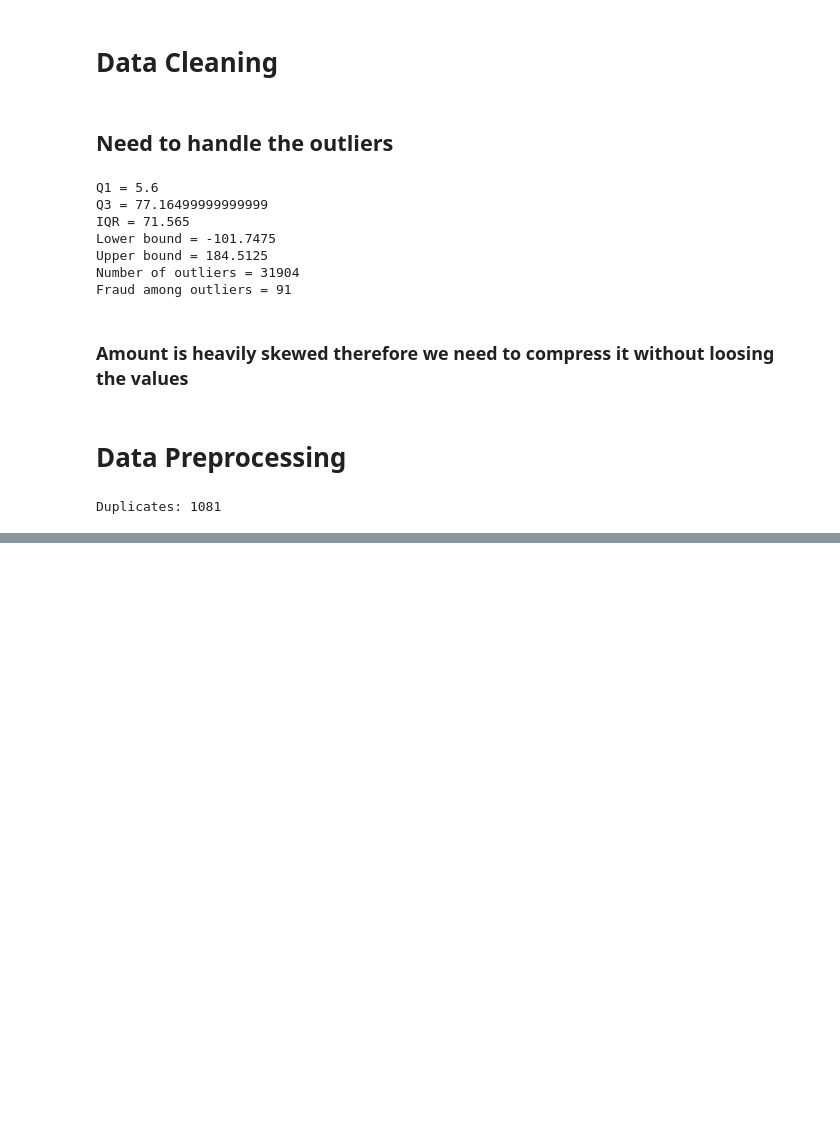
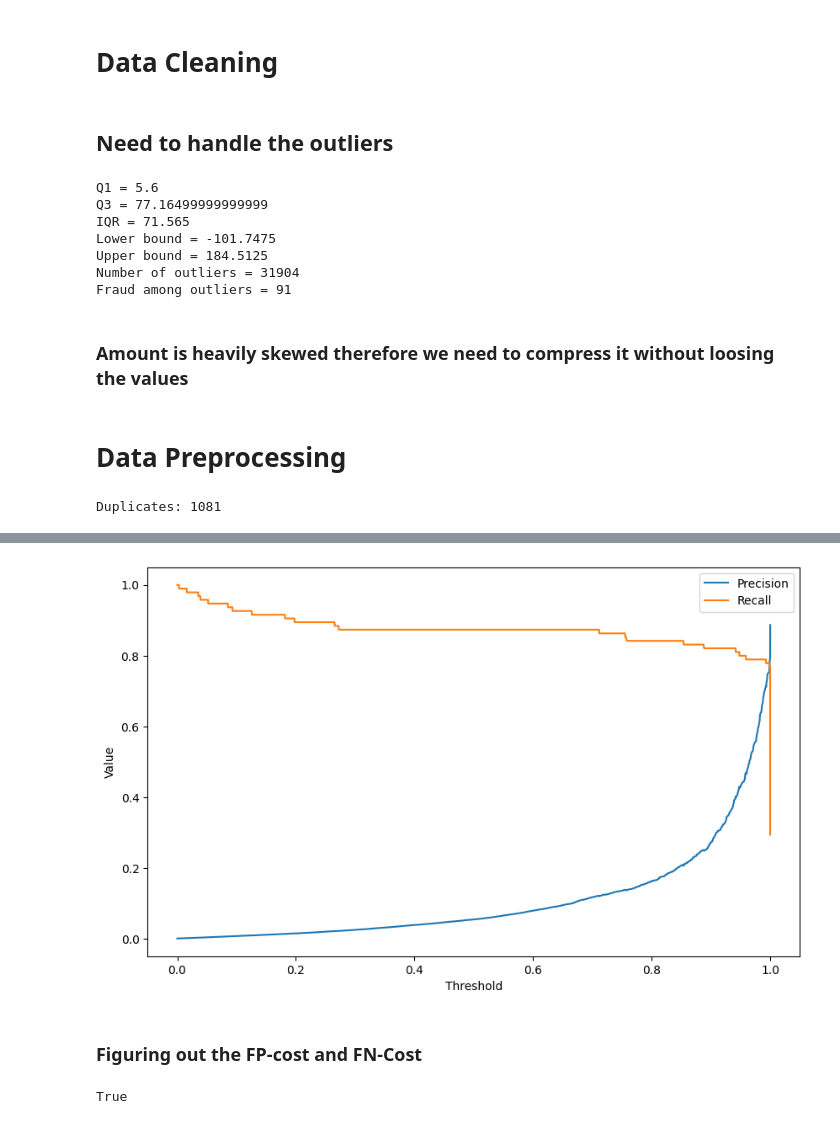
Before and after one commit to Janhvesh-Patil/RiskLens-AI, a Jupyter notebook: backend/TransactionFraudDetector.ipynb, the cells around one changed output, grey strips where cells are left out. Cells and saved outputs as stored; diff of their text form; code cells hidden in the pictures; blank space fills up the shorter version.

```diff
--- a/backend/TransactionFraudDetector.ipynb
+++ b/backend/TransactionFraudDetector.ipynb
@@ -249,0 +319,5 @@ Duplicates: 1081
+# %%
+# Get confidence scores (0 to 1) instead of just yes/no answers.
+# We need these to test different cutoff points later.
+
+lr_probability_predictions = fullPipeline.predict_proba(X_test)
@@ -249,0 +333,19 @@ Duplicates: 1081
+# %%
+from sklearn.metrics import precision_recall_curve
+
+plt.figure(figsize = (10, 6))
+precision, recall, thresholds = precision_recall_curve(y_test, lr_probability_predictions[:, 1])
+plt.plot(thresholds, precision[:-1], label = "Precision")
+plt.plot(thresholds, recall[:-1], label = "Recall")
+plt.xlabel("Threshold")
+plt.ylabel("Value")
+plt.legend()
+plt.show()
+# %% [output]
+[figure, added]
+# %% [markdown]
+### Figuring out the FP-cost and FN-Cost
+# %%
+X_test.index.equals(y_test.index) # Sanity check to see if the X_test and and y_test indexes line up correctly
+# %% [output]
+True
```
Also changed, not shown: parts of 28 cells of this notebook.
